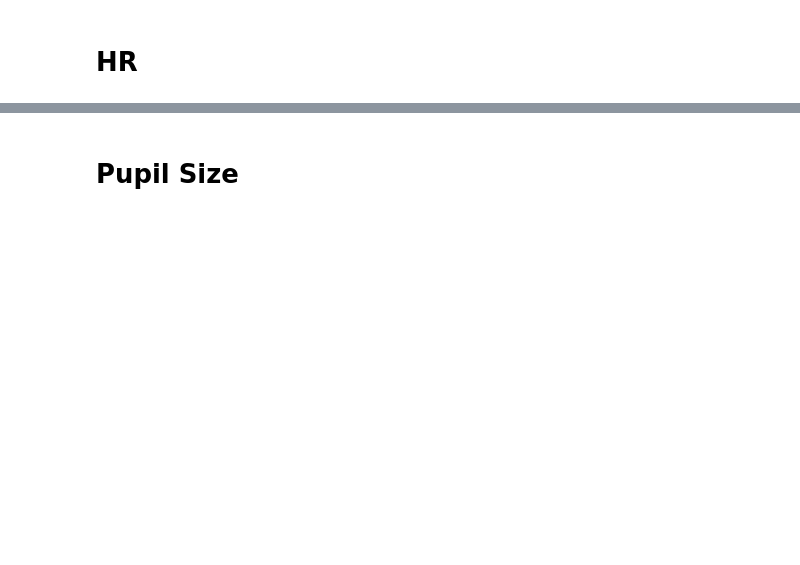
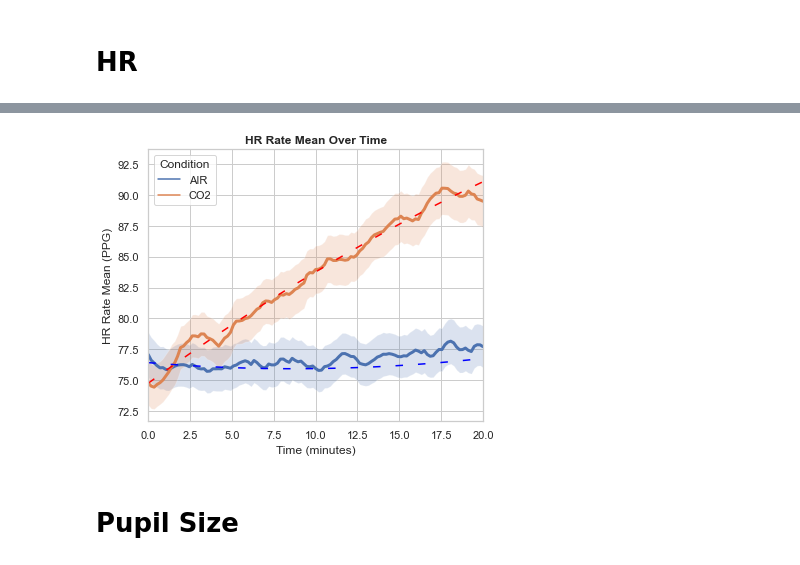
Before and after one commit to michalgnacek/co2-study, a Jupyter notebook: notebooks/3_statistics.ipynb, the cells around one changed output, grey strips where cells are left out. Cells and saved outputs as stored; diff of their text form; code cells hidden in the pictures; blank space fills up the shorter version.

```diff
--- a/notebooks/3_statistics.ipynb
+++ b/notebooks/3_statistics.ipynb
@@ -119,0 +215,2 @@ plot_segment_violin(hr_data_segments, 'HeartRate_Average_mean', 'Mean Heart Rate
+# %%
+air_prediction_line, co2_prediction_line = Tests.regression_tests_polynomial(hr_air_windows, hr_co2_windows, hr_data_windows, 'PPG_Rate_Mean', 2)
@@ -120,2 +235,4 @@ plot_segment_violin(hr_data_segments, 'HeartRate_Average_mean', 'Mean Heart Rate
 # %%
-plot_features_time_series(gas_inhalation_windows, 'HeartRate/Average_mean', 'HR Rate Mean Over Time', 'Time (minutes)', 'HR Rate Mean (Emteq)', os.path.join(notebook_temp_dir, "HR_mean_over_time_EMTEQ"))
+plot_features_time_series(gas_inhalation_windows, 'PPG_Rate_Mean', 'HR Rate Mean Over Time', 'Time (minutes)', 'HR Rate Mean (PPG)', os.path.join(notebook_temp_dir, "HR_mean_over_time_PPG"), air_prediction_line, co2_prediction_line)
+# %% [output]
+[figure, added]
```
Also changed, not shown: parts of 31 cells of this notebook, 2 other files.
